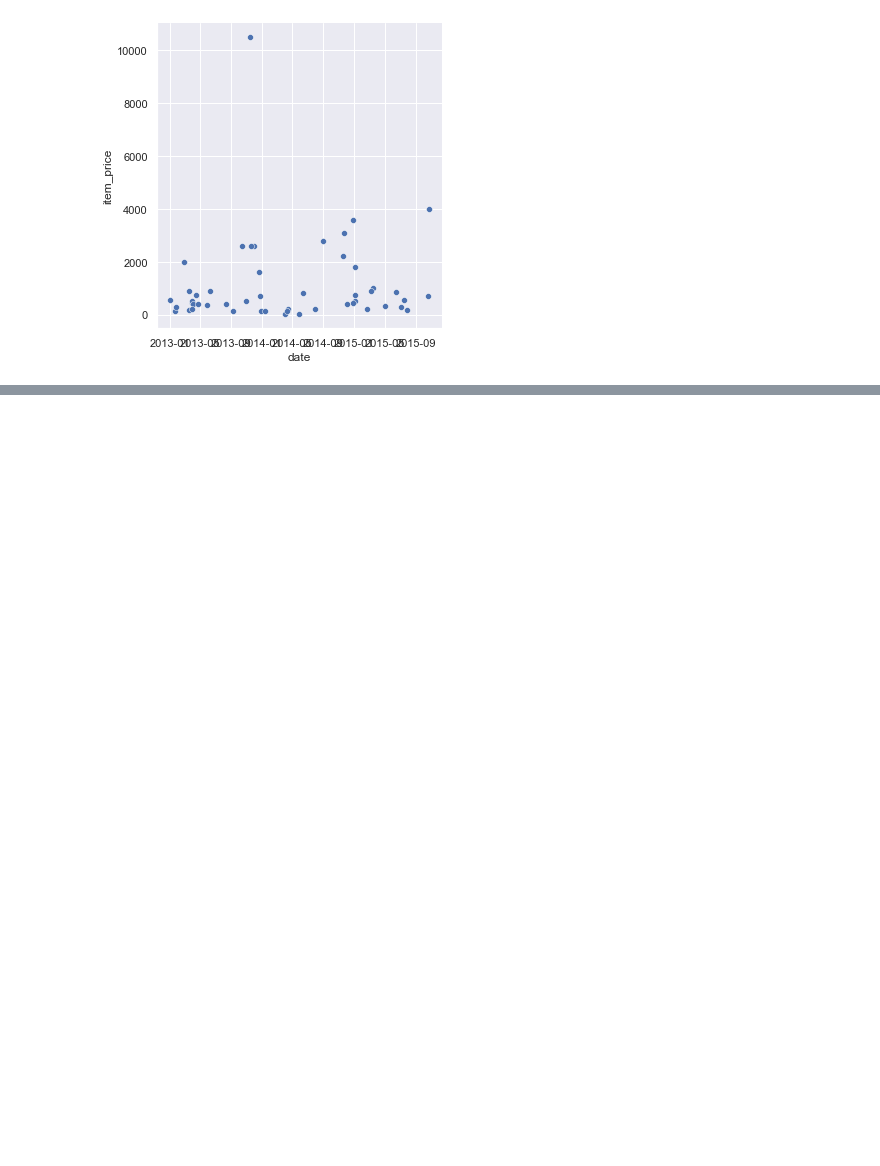
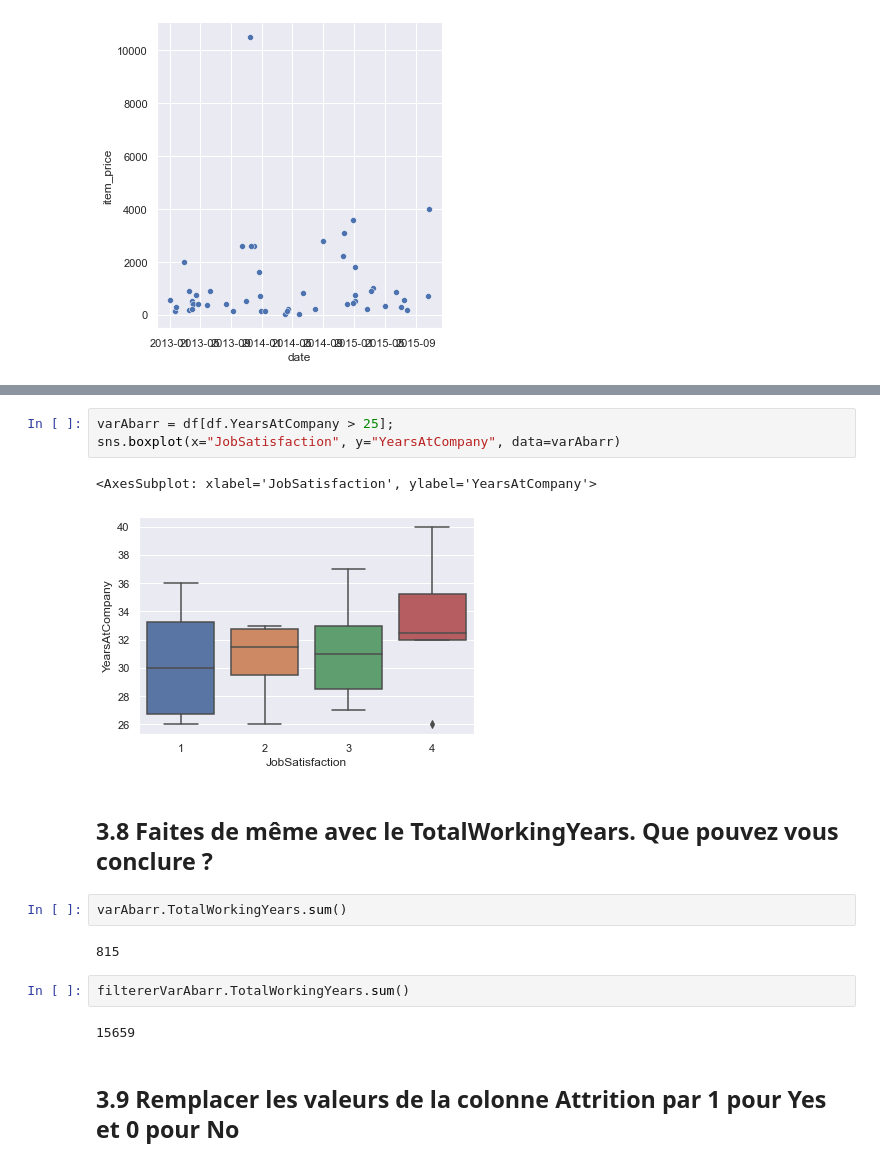
Before and after one commit to Argus416/h3hitema, a Jupyter notebook: Python/Analyse de données /Data Visualisation Statistiques.ipynb, the cells around one changed output, grey strips where cells are left out. Saved outputs shown, nothing was run; the diff lists cells and outputs as text; blank space fills up the shorter version.

```diff
--- a/Python/Analyse de données /Data Visualisation Statistiques.ipynb
+++ b/Python/Analyse de données /Data Visualisation Statistiques.ipynb
@@ -248,0 +264,18 @@ sns.boxplot(x="JobSatisfaction", y="YearsAtCompany", data=df)
+# %%
+varAbarr = df[df.YearsAtCompany > 25];
+sns.boxplot(x="JobSatisfaction", y="YearsAtCompany", data=varAbarr)
+# %% [output]
+<AxesSubplot: xlabel='JobSatisfaction', ylabel='YearsAtCompany'>
+[figure, added]
+# %% [markdown]
+## 3.8 Faites de même avec le TotalWorkingYears. Que pouvez vous conclure ?
+# %%
+varAbarr.TotalWorkingYears.sum()
+# %% [output]
+815
+# %%
+filtererVarAbarr.TotalWorkingYears.sum()
+# %% [output]
+15659
+# %% [markdown]
+## 3.9 Remplacer les valeurs de la colonne Attrition par 1 pour Yes et 0 pour No
```
Also changed, not shown: parts of 79 cells of this notebook.
